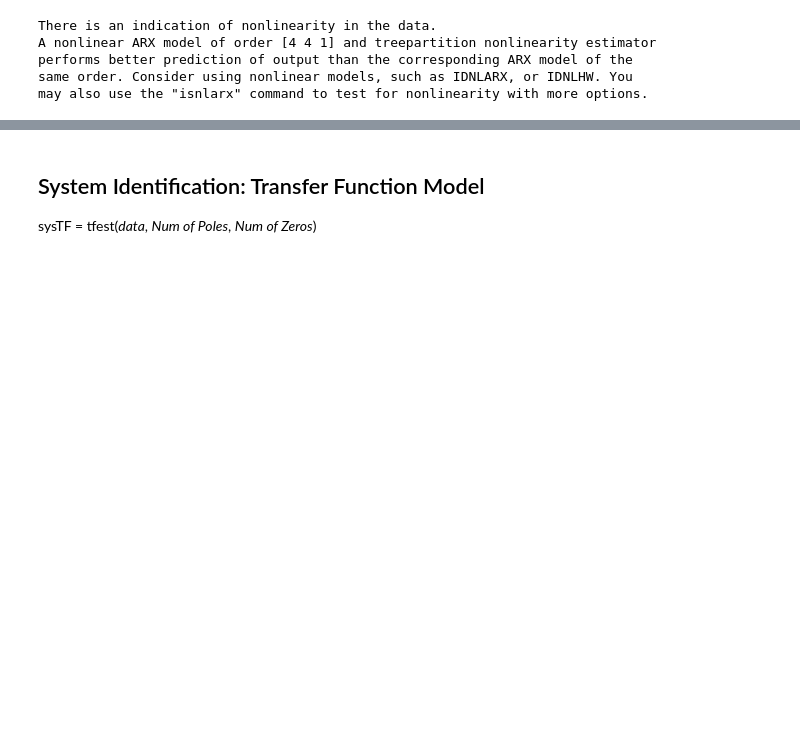
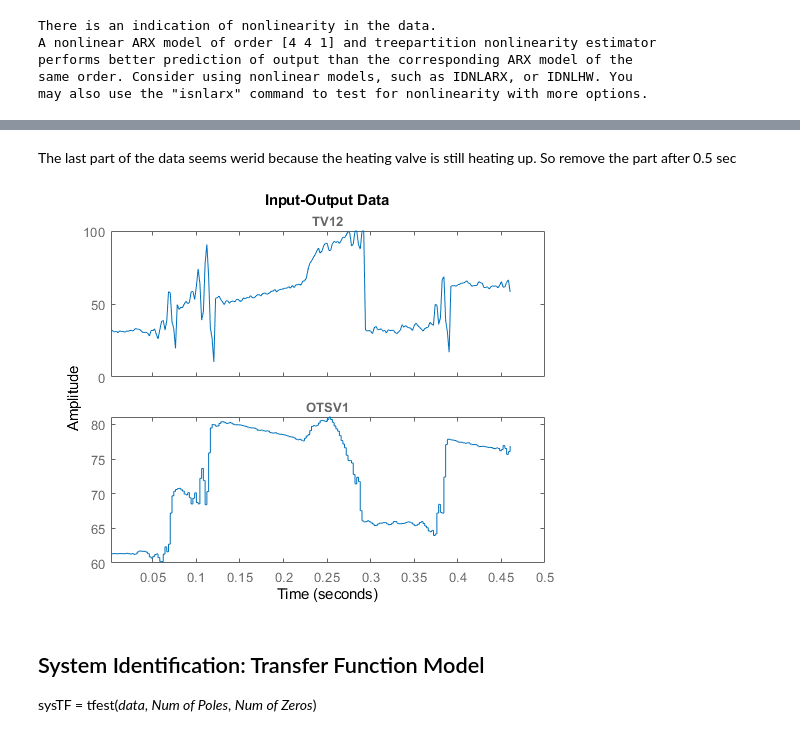
Before and after one commit to JeremyKTH/Gearbox-Oil-Conditioning-System, a Jupyter notebook: SI_1.ipynb, the cells around one changed output, grey strips where cells are left out. Drawn from its saved outputs; the diff is of its cells as text; code cells hidden in the pictures; blank space fills up the shorter version.

```diff
--- a/SI_1.ipynb
+++ b/SI_1.ipynb
@@ -83,3 +85,10 @@ plot(data_train)
+# %% [markdown]
+The last part of the data seems werid because the heating valve is still heating up. So remove the part after 0.5 sec
+# %%
+data_train = data_train(1:230);
+plot(data_train)
+# %% [output]
+[figure, added]
 # %% [markdown]
 ## System Identification: Transfer Function Model
 sysTF = tfest(*data*, *Num of Poles*, *Num of Zeros*)
```
Also changed, not shown: parts of 36 cells of this notebook.
